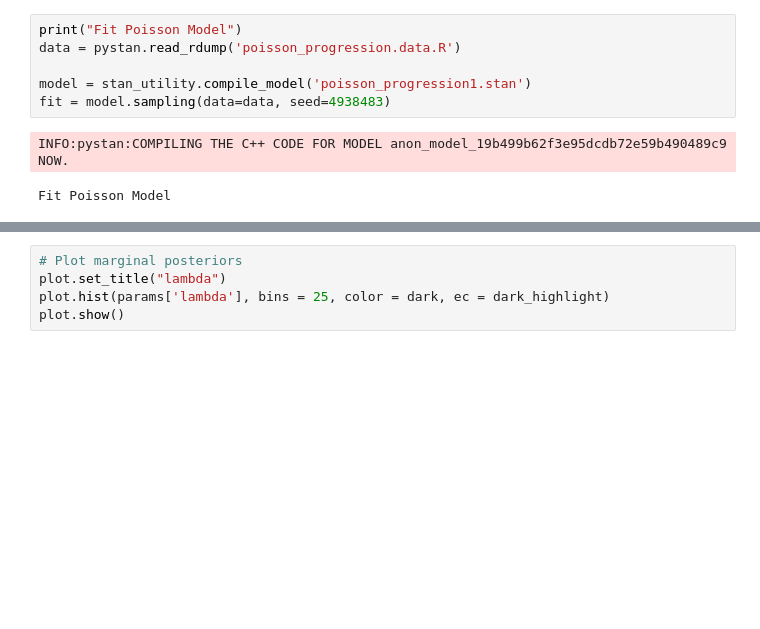
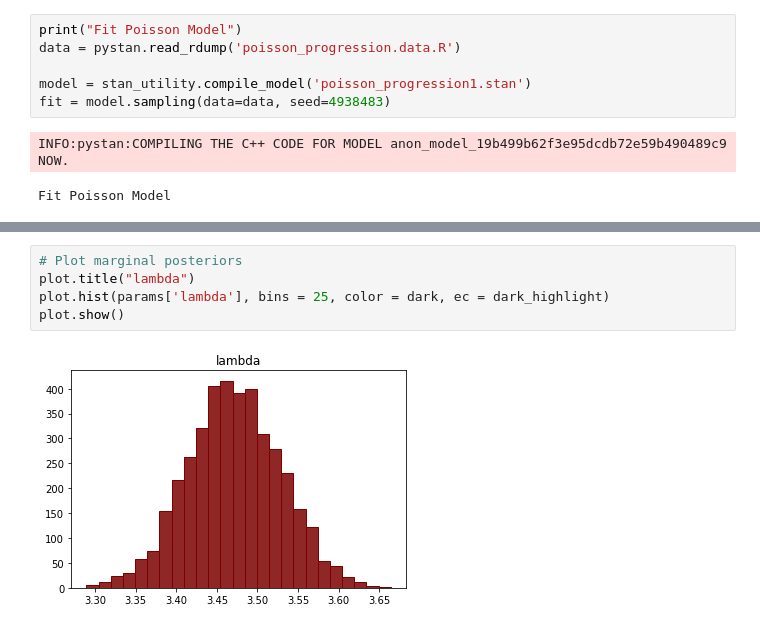
Before and after one commit to kaz-yos/computefest2018, a Jupyter notebook: stan/material/1_poisson_progression/stan.ipynb, the cells around one changed output, grey strips where cells are left out. Saved outputs shown, nothing was run; the diff lists cells and outputs as text; blank space fills up the shorter version.

```diff
--- a/stan/material/1_poisson_progression/stan.ipynb
+++ b/stan/material/1_poisson_progression/stan.ipynb
@@ -32,8 +58,10 @@ params = fit.extract()
 # %%
 # Plot marginal posteriors
-plot.set_title("lambda")
+plot.title("lambda")
 plot.hist(params['lambda'], bins = 25, color = dark, ec = dark_highlight)
 plot.show()
+# %% [output]
+[figure, added]
 # %%
 # Perform a posterior predictive check by plotting
 # posterior predictive distributions against data
```
Also changed, not shown: parts of 3 cells of this notebook, 1 other file.
